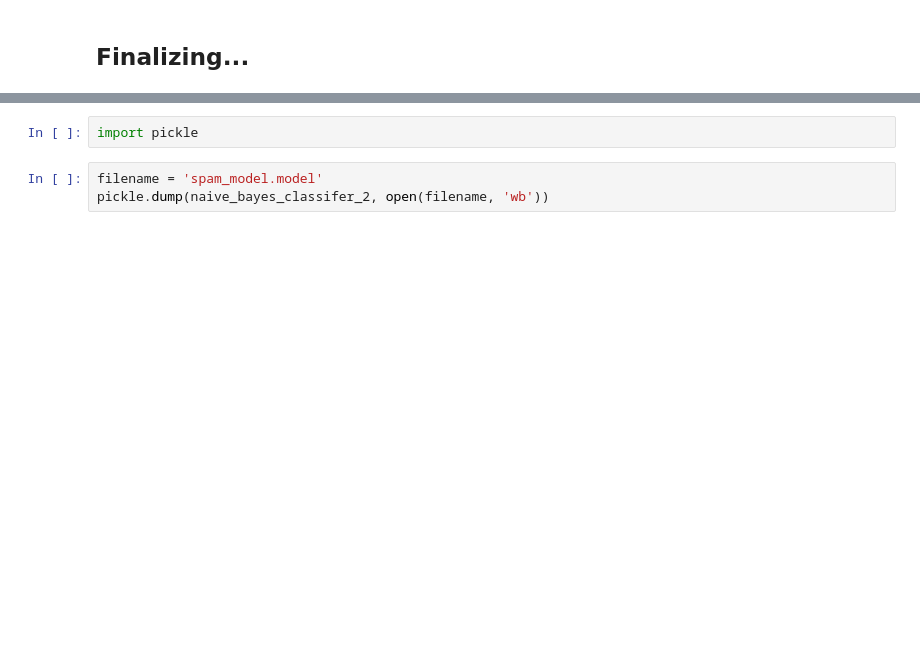
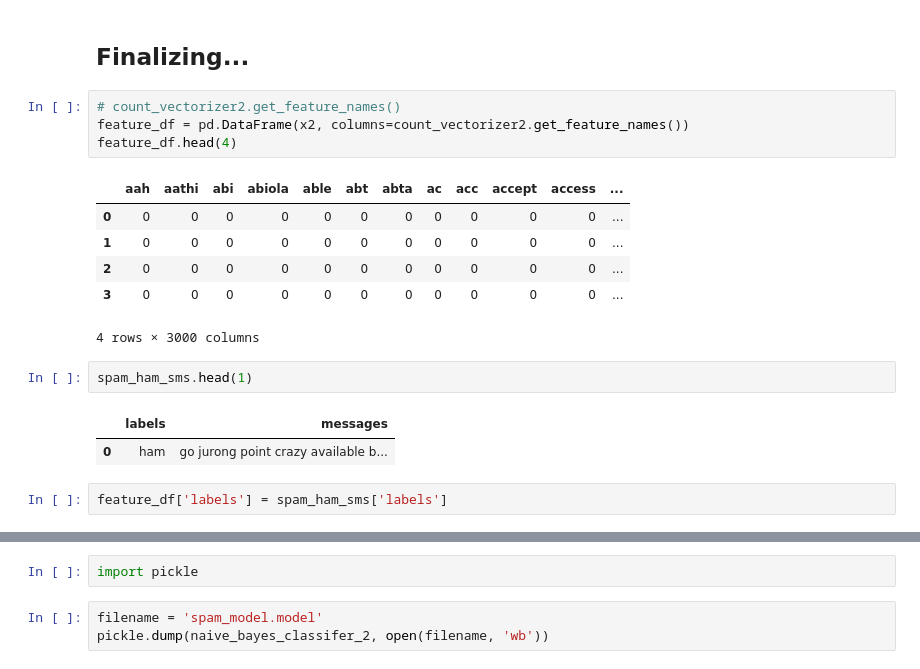
Before and after one commit to lkarjun/spam-classifier, a Jupyter notebook: spam_classifer.ipynb, the cells around one changed output, grey strips where cells are left out. Drawn from its saved outputs; the diff is of its cells as text; blank space fills up the shorter version.

```diff
--- a/spam_classifer.ipynb
+++ b/spam_classifer.ipynb
@@ -197,2 +143,20 @@ print(average_precision_3);print(recall_score_3)
 # %% [markdown]
 ## Finalizing...
+# %%
+# count_vectorizer2.get_feature_names()
+feature_df = pd.DataFrame(x2, columns=count_vectorizer2.get_feature_names())
+feature_df.head(4)
+# %% [output]
+|  | aah | aathi | abi | abiola | able | abt | abta | ac | acc | accept | access | ... |
+| 0 | 0 | 0 | 0 | 0 | 0 | 0 | 0 | 0 | 0 | 0 | 0 | ... |
+| 1 | 0 | 0 | 0 | 0 | 0 | 0 | 0 | 0 | 0 | 0 | 0 | ... |
+| 2 | 0 | 0 | 0 | 0 | 0 | 0 | 0 | 0 | 0 | 0 | 0 | ... |
+| 3 | 0 | 0 | 0 | 0 | 0 | 0 | 0 | 0 | 0 | 0 | 0 | ... |
+4 rows × 3000 columns
+# %%
+spam_ham_sms.head(1)
+# %% [output]
+|  | labels | messages |
+| 0 | ham | go jurong point crazy available b... |
+# %%
+feature_df['labels'] = spam_ham_sms['labels']
```
Also changed, not shown: parts of 25 cells of this notebook.
